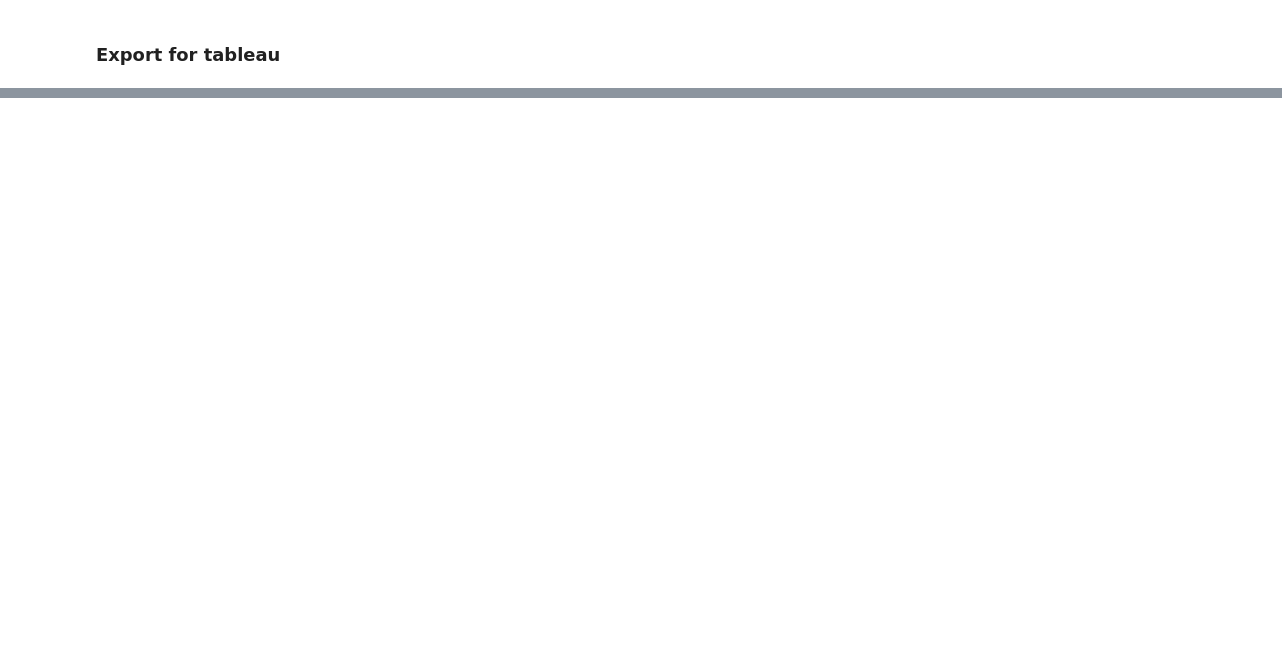
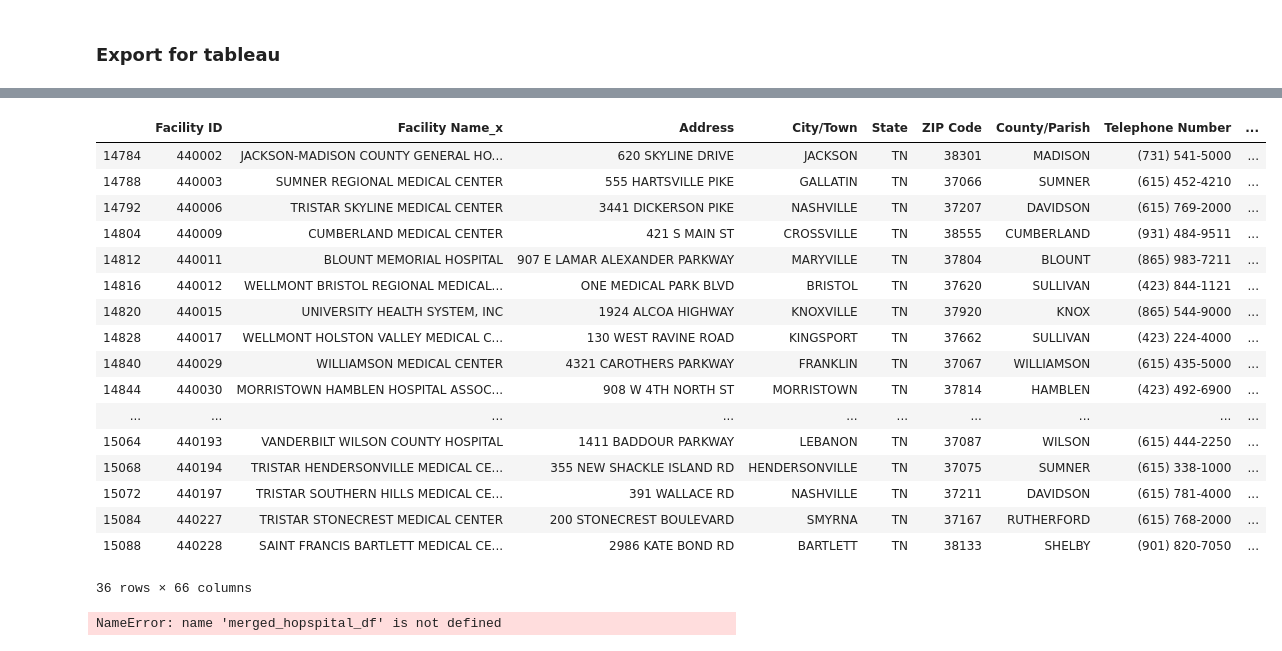
Before and after one commit to cdnapier/provider_cost_vs_quality, a Jupyter notebook: notebooks/cdnapier_capstone_exploration.ipynb, the cells around one changed output, grey strips where cells are left out. Saved outputs shown, nothing was run; the diff lists cells and outputs as text; code cells hidden in the pictures; blank space fills up the shorter version.

```diff
--- a/notebooks/cdnapier_capstone_exploration.ipynb
+++ b/notebooks/cdnapier_capstone_exploration.ipynb
@@ -824,0 +865,6 @@ complications_tableau.to_csv('complications_tableau.csv')
+# %%
+TN_hosp = merged_hospital_df[merged_hospital_df['State']=='TN']
+# %%
+TN_hosp = TN_hosp[TN_hosp['Overall Score'].notnull()]
+# %%
+TN_hosp = TN_hosp[TN_hosp['Longitude_m'].notnull()]
@@ -824,0 +887,27 @@ complications_tableau.to_csv('complications_tableau.csv')
+# %%
+TN_heart = TN_hosp[TN_hosp['Payment Measure ID'] == 'Heart Attack']
+# %%
+TN_heart
+# %% [output]
+|  | Facility ID | Facility Name_x | Address | City/Town | State | ZIP Code | County/Parish | Telephone Number | ... |
+| 14784 | 440002 | JACKSON-MADISON COUNTY GENERAL HO... | 620 SKYLINE DRIVE | JACKSON | TN | 38301 | MADISON | (731) 541-5000 | ... |
+| 14788 | 440003 | SUMNER REGIONAL MEDICAL CENTER | 555 HARTSVILLE PIKE | GALLATIN | TN | 37066 | SUMNER | (615) 452-4210 | ... |
+| 14792 | 440006 | TRISTAR SKYLINE MEDICAL CENTER | 3441 DICKERSON PIKE | NASHVILLE | TN | 37207 | DAVIDSON | (615) 769-2000 | ... |
+| 14804 | 440009 | CUMBERLAND MEDICAL CENTER | 421 S MAIN ST | CROSSVILLE | TN | 38555 | CUMBERLAND | (931) 484-9511 | ... |
+| 14812 | 440011 | BLOUNT MEMORIAL HOSPITAL | 907 E LAMAR ALEXANDER PARKWAY | MARYVILLE | TN | 37804 | BLOUNT | (865) 983-7211 | ... |
+| 14816 | 440012 | WELLMONT BRISTOL REGIONAL MEDICAL... | ONE MEDICAL PARK BLVD | BRISTOL | TN | 37620 | SULLIVAN | (423) 844-1121 | ... |
+| 14820 | 440015 | UNIVERSITY HEALTH SYSTEM, INC | 1924 ALCOA HIGHWAY | KNOXVILLE | TN | 37920 | KNOX | (865) 544-9000 | ... |
+| 14828 | 440017 | WELLMONT HOLSTON VALLEY MEDICAL C... | 130 WEST RAVINE ROAD | KINGSPORT | TN | 37662 | SULLIVAN | (423) 224-4000 | ... |
+| 14840 | 440029 | WILLIAMSON MEDICAL CENTER | 4321 CAROTHERS PARKWAY | FRANKLIN | TN | 37067 | WILLIAMSON | (615) 435-5000 | ... |
+| 14844 | 440030 | MORRISTOWN HAMBLEN HOSPITAL ASSOC... | 908 W 4TH NORTH ST | MORRISTOWN | TN | 37814 | HAMBLEN | (423) 492-6900 | ... |
+| ... | ... | ... | ... | ... | ... | ... | ... | ... | ... |
+| 15064 | 440193 | VANDERBILT WILSON COUNTY HOSPITAL | 1411 BADDOUR PARKWAY | LEBANON | TN | 37087 | WILSON | (615) 444-2250 | ... |
+| 15068 | 440194 | TRISTAR HENDERSONVILLE MEDICAL CE... | 355 NEW SHACKLE ISLAND RD | HENDERSONVILLE | TN | 37075 | SUMNER | (615) 338-1000 | ... |
+| 15072 | 440197 | TRISTAR SOUTHERN HILLS MEDICAL CE... | 391 WALLACE RD | NASHVILLE | TN | 37211 | DAVIDSON | (615) 781-4000 | ... |
+| 15084 | 440227 | TRISTAR STONECREST MEDICAL CENTER | 200 STONECREST BOULEVARD | SMYRNA | TN | 37167 | RUTHERFORD | (615) 768-2000 | ... |
+| 15088 | 440228 | SAINT FRANCIS BARTLETT MEDICAL CE... | 2986 KATE BOND RD | BARTLETT | TN | 38133 | SHELBY | (901) 820-7050 | ... |
+36 rows × 66 columns
+# %%
+merged_hopspital_df
+# %% [output]
+NameError: name 'merged_hopspital_df' is not defined
```
Also changed, not shown: parts of 15 cells of this notebook, 6 other files.
